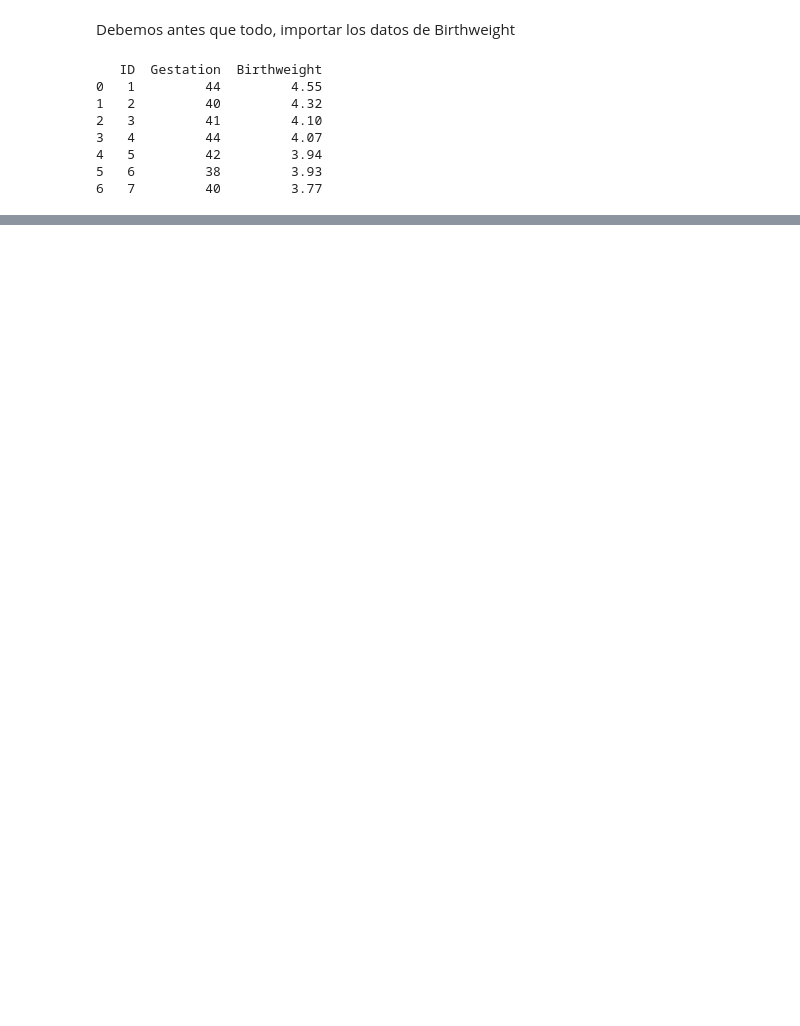
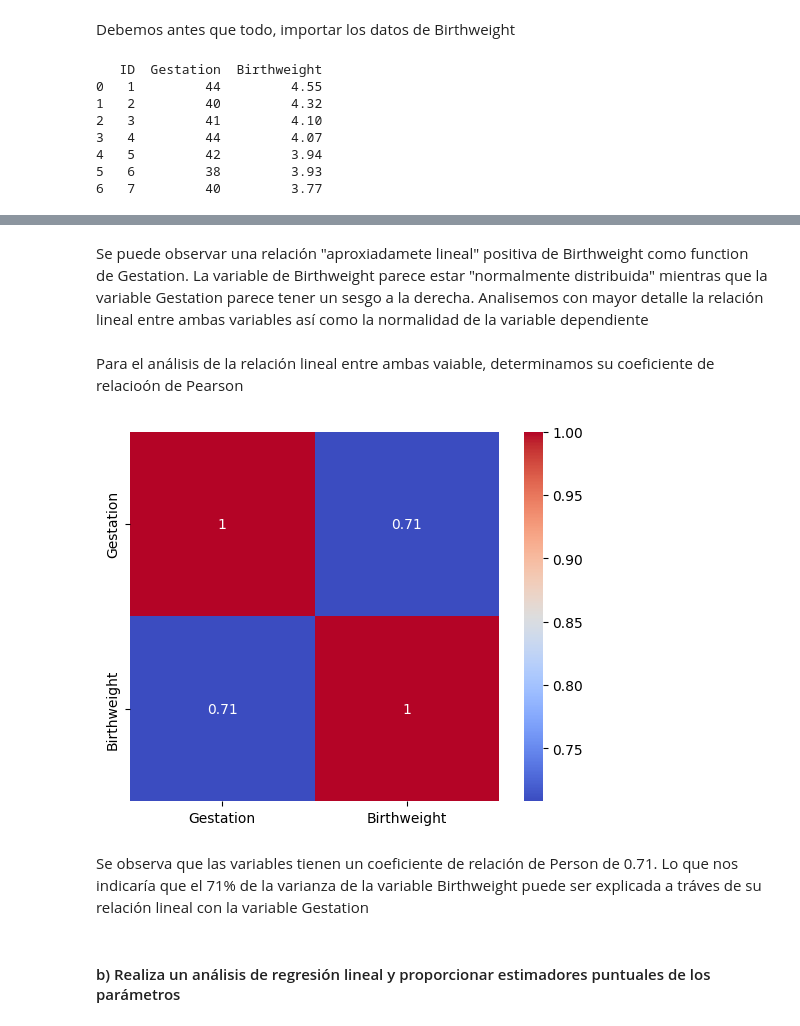
Before and after one commit to Sergio-Ibarra-1795/Diplomado_UNAM_DC_Full_gitHub, a Jupyter notebook: Modulo3_Estadistica_para_CD/Modulo3_Ejercicio_practica1.ipynb, the cells around one changed output, grey strips where cells are left out. Cells and saved outputs as stored; diff of their text form; code cells hidden in the pictures; blank space fills up the shorter version.

```diff
--- a/Modulo3_Estadistica_para_CD/Modulo3_Ejercicio_practica1.ipynb
+++ b/Modulo3_Estadistica_para_CD/Modulo3_Ejercicio_practica1.ipynb
@@ -35,0 +99,23 @@ print(data_Birthweight.head(7))
+# %% [markdown]
+Se puede observar una relación "aproxiadamete lineal" positiva de Birthweight como function de Gestation. La variable de Birthweight parece estar "normalmente distribuida" mientras que la variable Gestation parece tener un sesgo a la derecha.
+Analisemos con mayor detalle la relación lineal entre ambas variables así como la normalidad de la variable dependiente
+# %% [markdown]
+Para el análisis de la relación lineal entre ambas vaiable, determinamos su coeficiente de relacioón de Pearson
+# %%
+import pandas as pd
+import seaborn as sns
+import matplotlib.pyplot as plt
+
+
+
+selected_columns = data_Birthweight.iloc[:, 1:3]  # Select columns 1 and 2 (indexing starts from 0)
+cor_matrix_selected = selected_columns.corr()
+
+sns.heatmap(cor_matrix_selected, annot=True, cmap='coolwarm', square=True)
+plt.show()
+# %% [output]
+[figure, added]
+# %% [markdown]
+Se observa que las variables tienen un coeficiente de relación de Person de 0.71. Lo que nos indicaría que el 71% de la varianza de la variable Birthweight puede ser explicada a tráves de su relación lineal con la variable Gestation
+# %% [markdown]
+#### b) Realiza un análisis de regresión lineal y proporcionar estimadores puntuales de los parámetros
```
Also changed, not shown: parts of 9 cells of this notebook.
